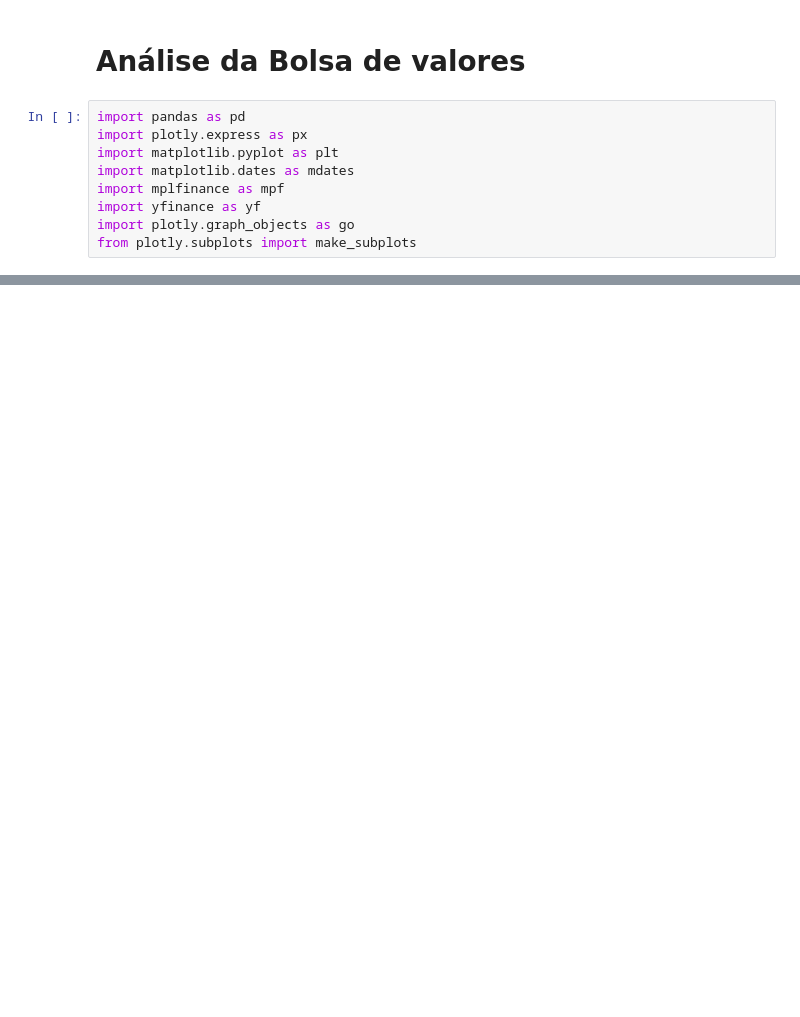
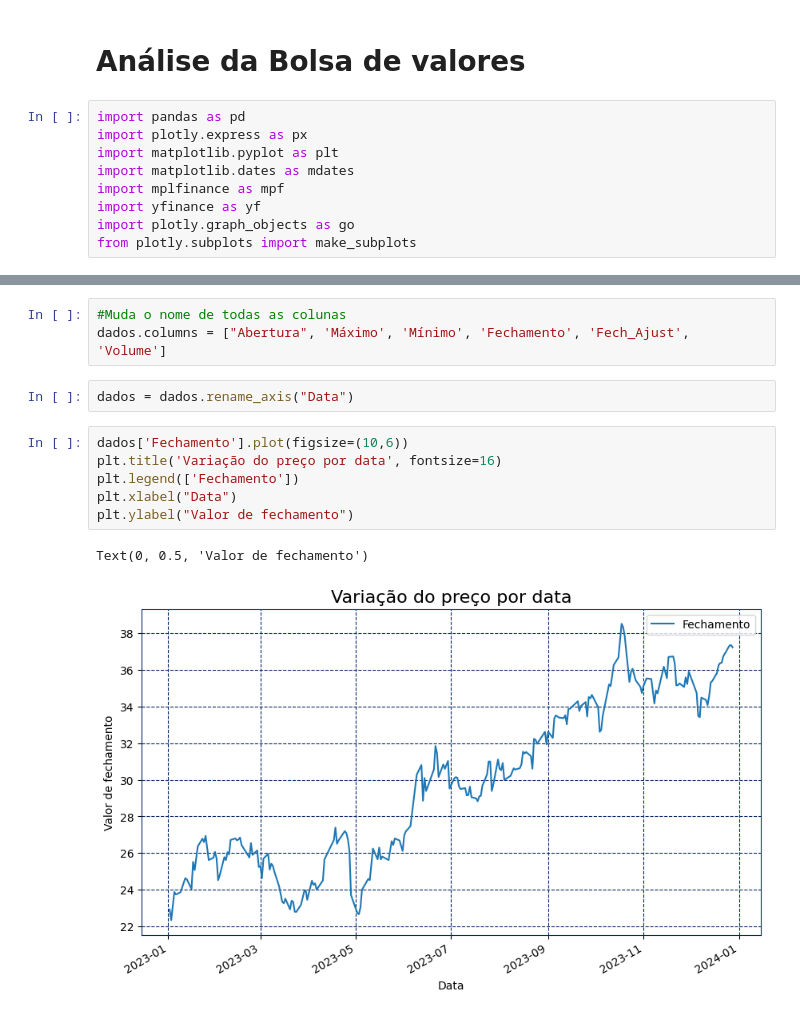
Before and after one commit to JezraelP/ImersaoPython-AnalisedeDados, a Jupyter notebook: Análise Bolsa de Valores.ipynb, the cells around one changed output, grey strips where cells are left out. Saved outputs shown, nothing was run; the diff lists cells and outputs as text; blank space fills up the shorter version.

```diff
--- a/Análise Bolsa de Valores.ipynb
+++ b/Análise Bolsa de Valores.ipynb
@@ -28,3 +29,17 @@ dados
 | 2023-12-27 | 37.320000 | 37.430000 | 37.130001 | 37.360001 | 37.360001 | 19588500 |
 | 2023-12-28 | 37.230000 | 37.360001 | 37.040001 | 37.240002 | 37.240002 | 21421900 |
 248 rows × 6 columns
+# %%
+#Muda o nome de todas as colunas
+dados.columns = ["Abertura", 'Máximo', 'Mínimo', 'Fechamento', 'Fech_Ajust', 'Volume']
+# %%
+dados = dados.rename_axis("Data")
+# %%
+dados['Fechamento'].plot(figsize=(10,6))
+plt.title('Variação do preço por data', fontsize=16)
+plt.legend(['Fechamento'])
+plt.xlabel("Data")
+plt.ylabel("Valor de fechamento")
+# %% [output]
+Text(0, 0.5, 'Valor de fechamento')
+[figure, added]
```
Also changed, not shown: parts of 24 cells of this notebook.
